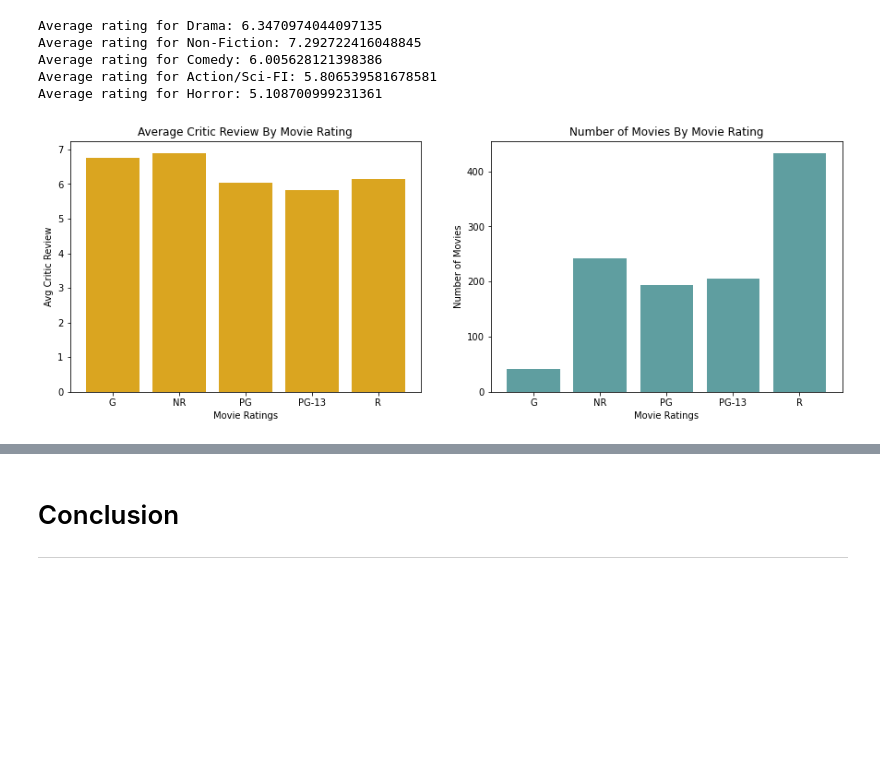
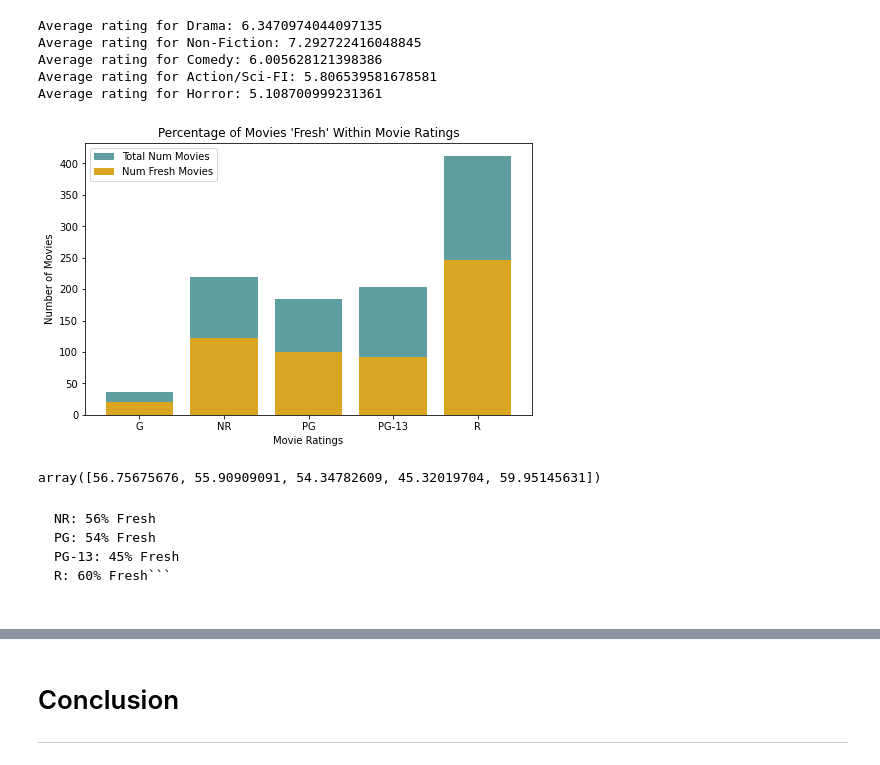
Before and after one commit to hannah-schurman/dcs-phase1-project, a Jupyter notebook: student.ipynb, the cells around one changed output, grey strips where cells are left out. Saved outputs shown, nothing was run; the diff lists cells and outputs as text; code cells hidden in the pictures; blank space fills up the shorter version.

Commit message:
finalized visualization and analysis

````diff
--- a/student.ipynb
+++ b/student.ipynb
@@ -162,0 +206,9 @@ imdb_names_dropna = imdb_names.dropna(subset=['primary_profession', 'known_for_t
+# %%
+#Create a list of movie ratings for visualization
+ratings = rt_fresh_grouped_rating['rating_x'].value_counts().sort_index().index
+# %%
+#Number of total movies for each ratings (not split by fresh or rotten)
+rt_ratings_totals = rt_fresh_comb['rating_x'].value_counts().sort_index().values
+# %%
+#Create a list of number of movies rated fresh per movie rating
+rt_fresh_totals = rt_fresh_grouped_rating['fresh_rotten'].values
@@ -228,4 +249,0 @@ rt_movie_rev.head()
-# %%
-#Group movies by ratings into individual dataframes
-ratings = rt_movie_rev['rating'].value_counts().sort_index().index
-num_movies = rt_movie_rev['rating'].value_counts().sort_index().values
@@ -329,26 +374,35 @@ Average rating for Comedy: 6.005628121398386
 Average rating for Action/Sci-FI: 5.806539581678581
 Average rating for Horror: 5.108700999231361
 # %%
-fig, (ax,ax1) = plt.subplots(nrows=1, ncols=2, figsize=(15,5))
+fig, ax = plt.subplots(figsize=(8,5))
 
-bins = 80
+#ax.bar(rated_list, avg_ratings, color='goldenrod')
 
-ax.bar(rated_list, avg_ratings, color='goldenrod')
-ax1.bar(ratings, num_movies, color='cadetblue')
+ax.bar(ratings, rt_ratings_totals, color='cadetblue', label='Total Num Movies')
+ax.bar(ratings, rt_fresh_totals, color='goldenrod', label='Num Fresh Movies') # percent that are fresh vs rotton
+
 
 # Customize labels
-ax.set_title("Average Critic Review By Movie Rating")
+ax.set_title("Percentage of Movies 'Fresh' Within Movie Ratings")
 ax.set_xlabel("Movie Ratings")
-ax.set_ylabel("Avg Critic Review")
-
-ax1.set_title("Number of Movies By Movie Rating")
-ax1.set_xlabel("Movie Ratings")
-ax1.set_ylabel("Number of Movies");
+ax.set_ylabel("Number of Movies")
+ax.legend();
 
 
 #Can do one graph # movies and then have the percent of that be high ratings
 # %% [output]
-[figure, old version]
+[figure, new version]
+# %%
+perc = (rt_fresh_totals/rt_ratings_totals)*100
+perc
+# %% [output]
+array([56.75675676, 55.90909091, 54.34782609, 45.32019704, 59.95145631])
+# %% [markdown]
+``` G: 57% Fresh
+NR: 56% Fresh
+PG: 54% Fresh
+PG-13: 45% Fresh
+R: 60% Fresh```
 # %%
 fig, ax = plt.subplots(figsize=(15,5))
 
````
Also changed, not shown: parts of 52 cells of this notebook.
